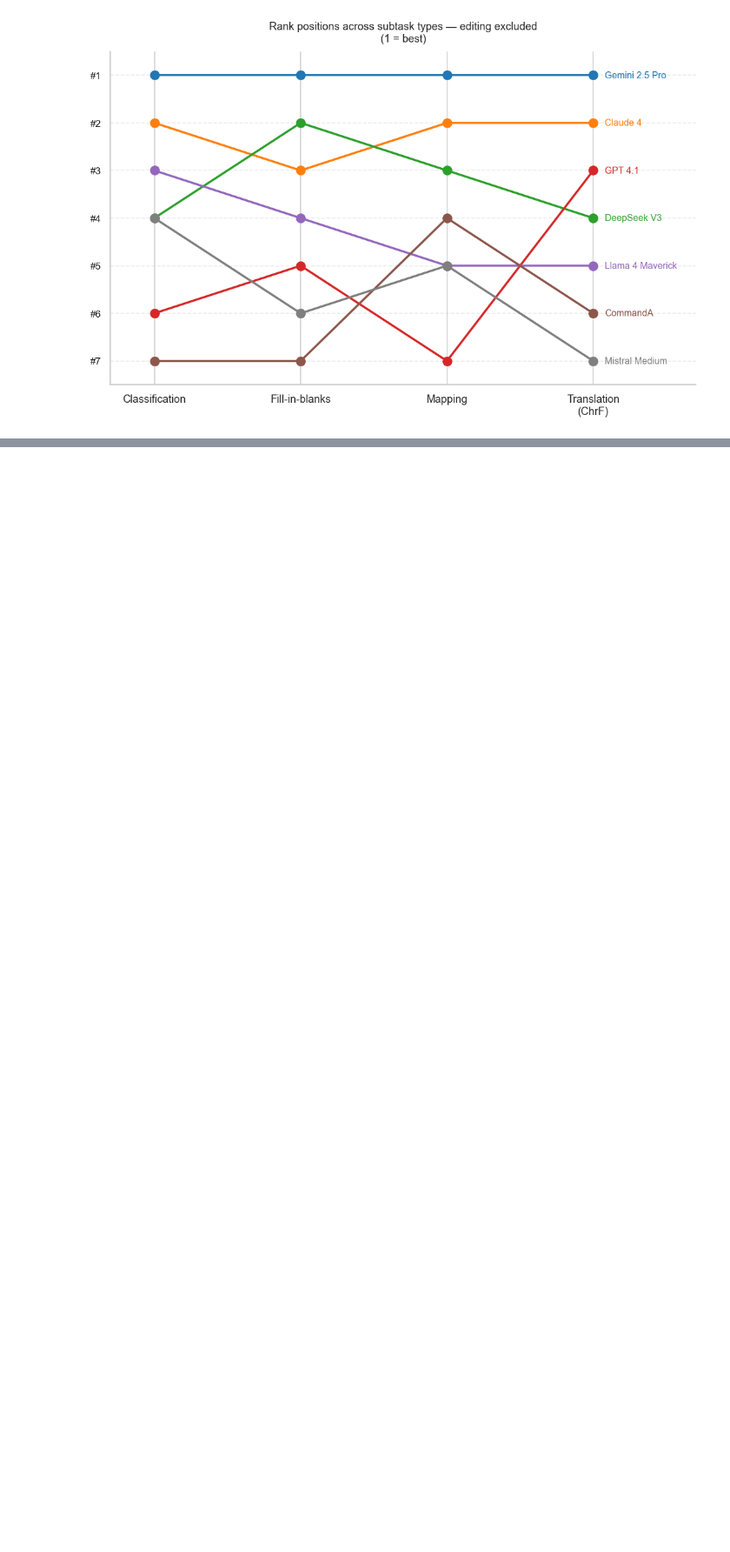
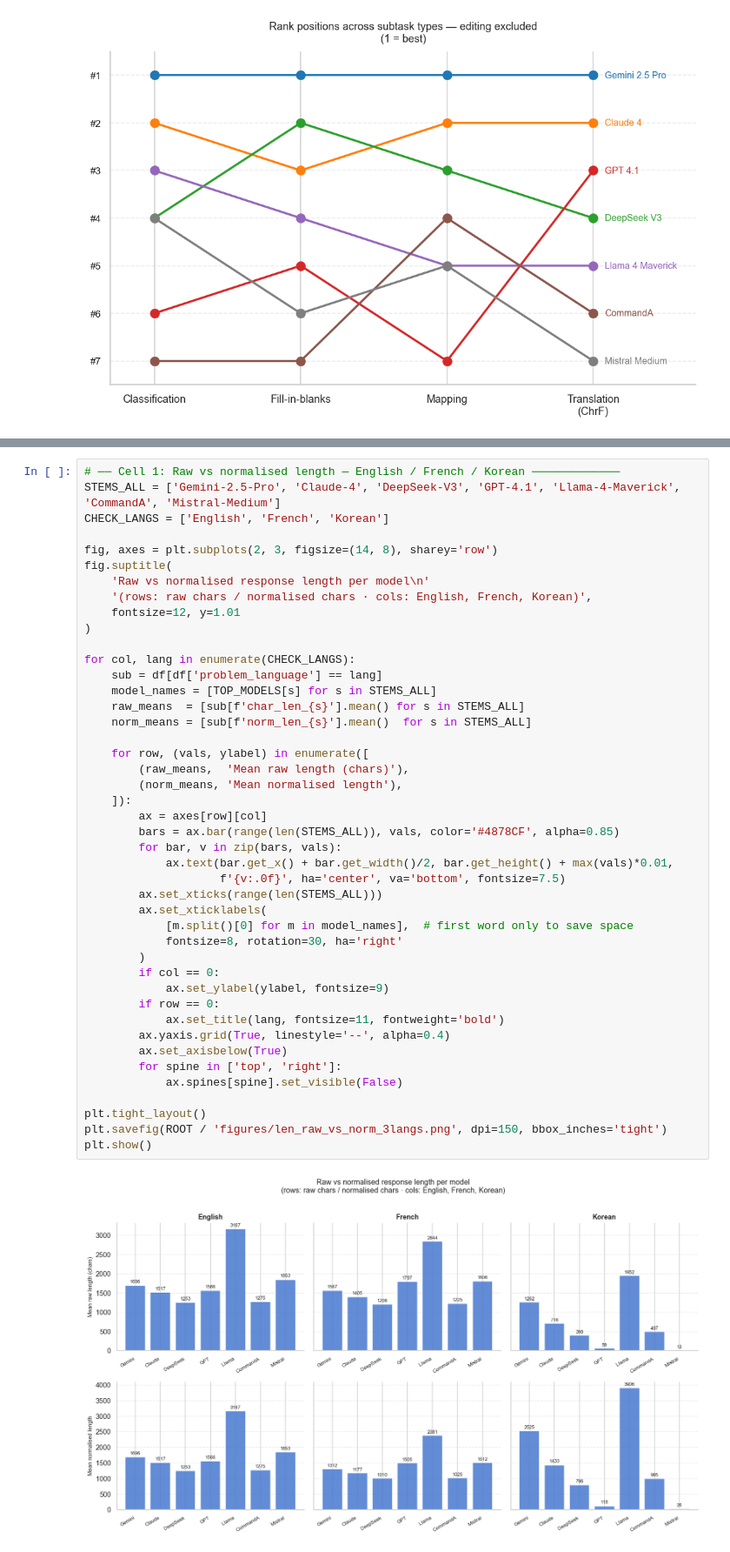
Before and after one commit to rita-berrada/wmt-mist, a Jupyter notebook: analysis_lr.ipynb, the cells around one changed output, grey strips where cells are left out. Shown at 87% size. Saved outputs shown, nothing was run; the diff lists cells and outputs as text; blank space fills up the shorter version.

```diff
--- a/analysis_lr.ipynb
+++ b/analysis_lr.ipynb
@@ -1748,0 +1891,46 @@ plt.show()
+# %%
+# ── Cell 1: Raw vs normalised length — English / French / Korean ─────────────
+STEMS_ALL = ['Gemini-2.5-Pro', 'Claude-4', 'DeepSeek-V3', 'GPT-4.1', 'Llama-4-Maverick', 'CommandA', 'Mistral-Medium']
+CHECK_LANGS = ['English', 'French', 'Korean']
+
+fig, axes = plt.subplots(2, 3, figsize=(14, 8), sharey='row')
+fig.suptitle(
+    'Raw vs normalised response length per model\n'
+    '(rows: raw chars / normalised chars · cols: English, French, Korean)',
+    fontsize=12, y=1.01
+)
+
+for col, lang in enumerate(CHECK_LANGS):
+    sub = df[df['problem_language'] == lang]
+    model_names = [TOP_MODELS[s] for s in STEMS_ALL]
+    raw_means  = [sub[f'char_len_{s}'].mean() for s in STEMS_ALL]
+    norm_means = [sub[f'norm_len_{s}'].mean()  for s in STEMS_ALL]
+
+    for row, (vals, ylabel) in enumerate([
+        (raw_means,  'Mean raw length (chars)'),
+        (norm_means, 'Mean normalised length'),
+    ]):
+        ax = axes[row][col]
+        bars = ax.bar(range(len(STEMS_ALL)), vals, color='#4878CF', alpha=0.85)
+        for bar, v in zip(bars, vals):
+            ax.text(bar.get_x() + bar.get_width()/2, bar.get_height() + max(vals)*0.01,
+                    f'{v:.0f}', ha='center', va='bottom', fontsize=7.5)
+        ax.set_xticks(range(len(STEMS_ALL)))
+        ax.set_xticklabels(
+            [m.split()[0] for m in model_names],  # first word only to save space
+            fontsize=8, rotation=30, ha='right'
+        )
+        if col == 0:
+            ax.set_ylabel(ylabel, fontsize=9)
+        if row == 0:
+            ax.set_title(lang, fontsize=11, fontweight='bold')
+        ax.yaxis.grid(True, linestyle='--', alpha=0.4)
+        ax.set_axisbelow(True)
+        for spine in ['top', 'right']:
+            ax.spines[spine].set_visible(False)
+
+plt.tight_layout()
+plt.savefig(ROOT / 'figures/len_raw_vs_norm_3langs.png', dpi=150, bbox_inches='tight')
+plt.show()
+# %% [output]
+[figure, added]
```
Also changed, not shown: parts of 9 cells of this notebook.
